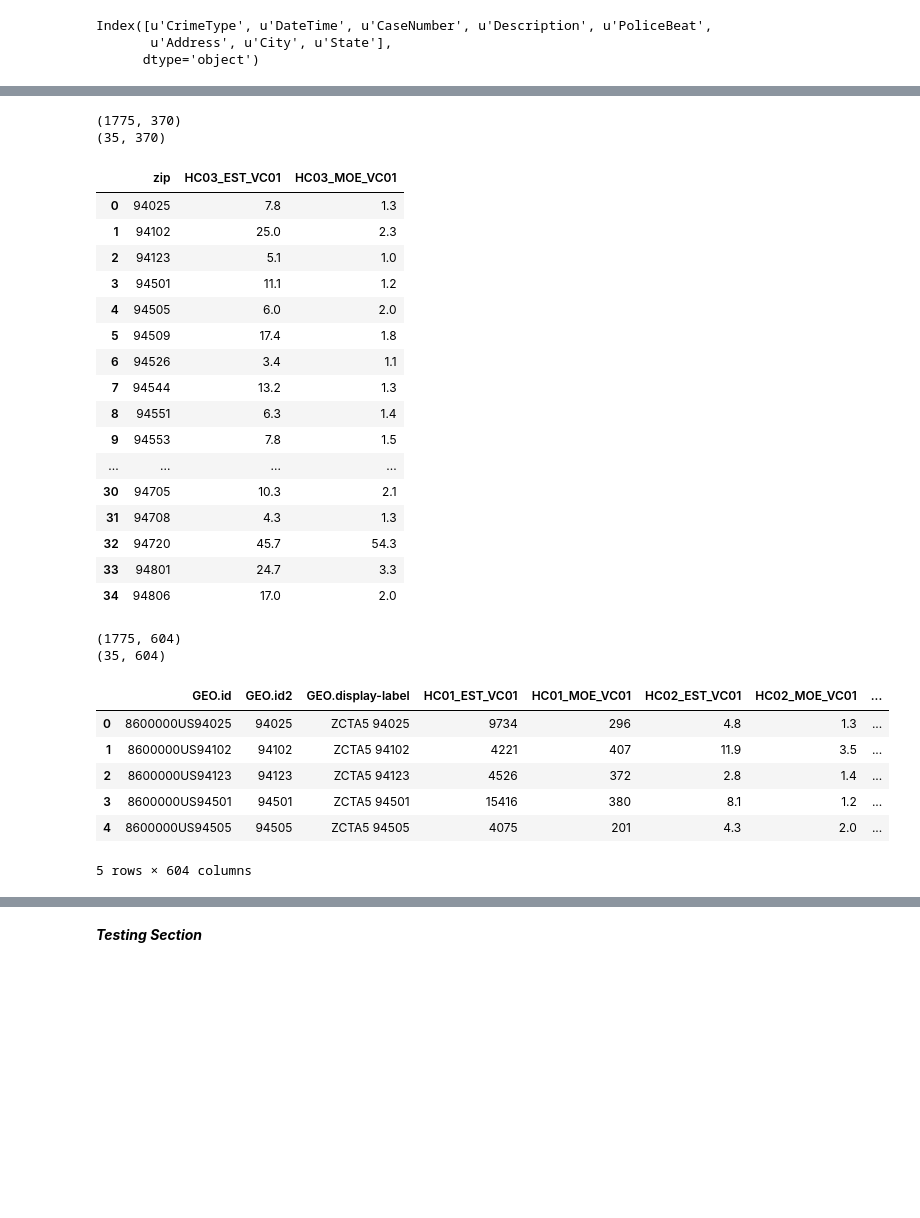
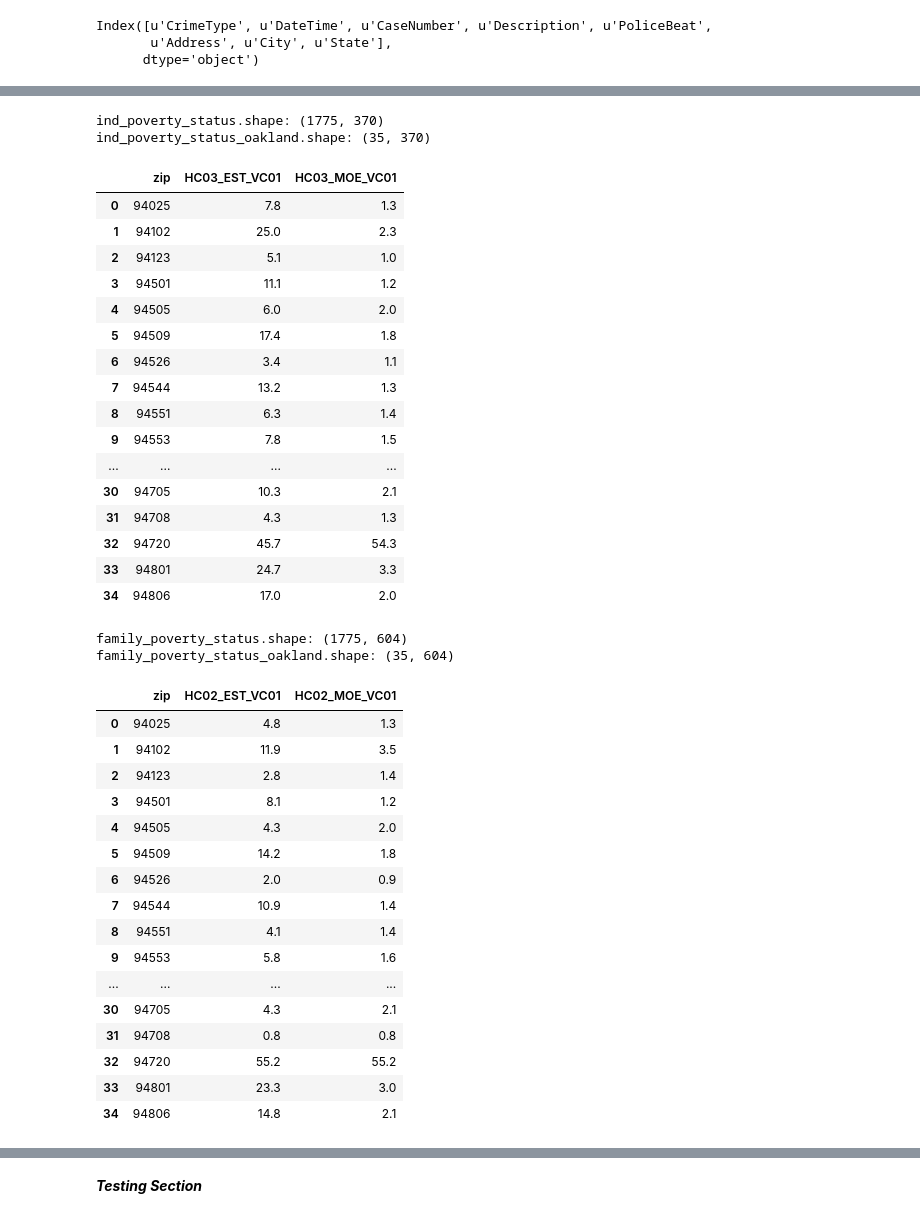
Before and after one commit to jeffrey-hsu/oakland-crime-prediction, a Jupyter notebook: machine_learning/crime_data_prediction.ipynb, the cells around one changed output, grey strips where cells are left out. Cells and saved outputs as stored; diff of their text form; code cells hidden in the pictures; blank space fills up the shorter version.

```diff
--- a/machine_learning/crime_data_prediction.ipynb
+++ b/machine_learning/crime_data_prediction.ipynb
@@ -138,7 +138,7 @@ data = os.path.join(os.getcwd(),data_path + 'ind_poverty_status_by_zip.csv')
 ind_poverty_status = pd.read_csv(data)
 ind_poverty_status = ind_poverty_status.drop(0, axis=0)
 ind_poverty_status['zip'] = [int(ind_poverty_status.at[ind_poverty_status.index[i], 'GEO.id2']) for i in range(ind_poverty_status.shape[0])]
-print ind_poverty_status.shape
+print "ind_poverty_status.shape:", ind_poverty_status.shape
 
 # Filter out data not for Oakland
 ind_poverty_status_oakland = ind_poverty_status.merge(oakland_zip_codes,
@@ -146,15 +146,14 @@ ind_poverty_status_oakland = ind_poverty_status.merge(oakland_zip_codes,
                                                       right_on = 'zip',
                                                       how = 'inner')
 
-print ind_poverty_status_oakland.shape
+print "ind_poverty_status_oakland.shape:", ind_poverty_status_oakland.shape
 ind_poverty_status_oakland.head()
 
-poverty_status = ind_poverty_status_oakland[['zip', 'HC03_EST_VC01', 'HC03_MOE_VC01']]
-
-poverty_status
+ind_poverty = ind_poverty_status_oakland[['zip', 'HC03_EST_VC01', 'HC03_MOE_VC01']]
+ind_poverty
 # %% [output]
-(1775, 370)
-(35, 370)
+ind_poverty_status.shape: (1775, 370)
+ind_poverty_status_oakland.shape: (35, 370)
 |  | zip | HC03_EST_VC01 | HC03_MOE_VC01 |
 | 0 | 94025 | 7.8 | 1.3 |
 | 1 | 94102 | 25.0 | 2.3 |
@@ -175,26 +174,39 @@ poverty_status
 # %%
 # Get family poverty data
 data = os.path.join(os.getcwd(),data_path + 'family_poverty_status_by_zip.csv')
 family_poverty_status = pd.read_csv(data)
 family_poverty_status = family_poverty_status.drop(0, axis=0)
 family_poverty_status['zip'] = [int(family_poverty_status.at[ind_poverty_status.index[i], 'GEO.id2']) for i in range(ind_poverty_status.shape[0])]
-print family_poverty_status.shape
+print "family_poverty_status.shape:", family_poverty_status.shape
 
 # Filter out data not for Oakland
 family_poverty_status_oakland = family_poverty_status.merge(oakland_zip_codes,
                                                             left_on = 'zip',
                                                             right_on = 'zip',
                                                             how = 'inner')
 
-print family_poverty_status_oakland.shape
+print "family_poverty_status_oakland.shape:", family_poverty_status_oakland.shape
 family_poverty_status_oakland.head()
+
+family_poverty = family_poverty_status_oakland[['zip', 'HC02_EST_VC01', 'HC02_MOE_VC01']]
+family_poverty
 # %% [output]
-(1775, 604)
-(35, 604)
+family_poverty_status.shape: (1775, 604)
+family_poverty_status_oakland.shape: (35, 604)
-|  | GEO.id | GEO.id2 | GEO.display-label | HC01_EST_VC01 | HC01_MOE_VC01 | HC02_EST_VC01 | HC02_MOE_VC01 | ... |
-| 0 | 8600000US94025 | 94025 | ZCTA5 94025 | 9734 | 296 | 4.8 | 1.3 | ... |
-| 1 | 8600000US94102 | 94102 | ZCTA5 94102 | 4221 | 407 | 11.9 | 3.5 | ... |
-| 2 | 8600000US94123 | 94123 | ZCTA5 94123 | 4526 | 372 | 2.8 | 1.4 | ... |
-| 3 | 8600000US94501 | 94501 | ZCTA5 94501 | 15416 | 380 | 8.1 | 1.2 | ... |
-| 4 | 8600000US94505 | 94505 | ZCTA5 94505 | 4075 | 201 | 4.3 | 2.0 | ... |
+|  | zip | HC02_EST_VC01 | HC02_MOE_VC01 |
+| 0 | 94025 | 4.8 | 1.3 |
+| 1 | 94102 | 11.9 | 3.5 |
+| 2 | 94123 | 2.8 | 1.4 |
+| 3 | 94501 | 8.1 | 1.2 |
+| 4 | 94505 | 4.3 | 2.0 |
+| 5 | 94509 | 14.2 | 1.8 |
+| 6 | 94526 | 2.0 | 0.9 |
+| 7 | 94544 | 10.9 | 1.4 |
+| 8 | 94551 | 4.1 | 1.4 |
+| 9 | 94553 | 5.8 | 1.6 |
+| ... | ... | ... | ... |
+| 30 | 94705 | 4.3 | 2.1 |
+| 31 | 94708 | 0.8 | 0.8 |
+| 32 | 94720 | 55.2 | 55.2 |
+| 33 | 94801 | 23.3 | 3.0 |
+| 34 | 94806 | 14.8 | 2.1 |
-5 rows × 604 columns
```
Also changed, not shown: parts of 4 cells of this notebook, 1 other file.
